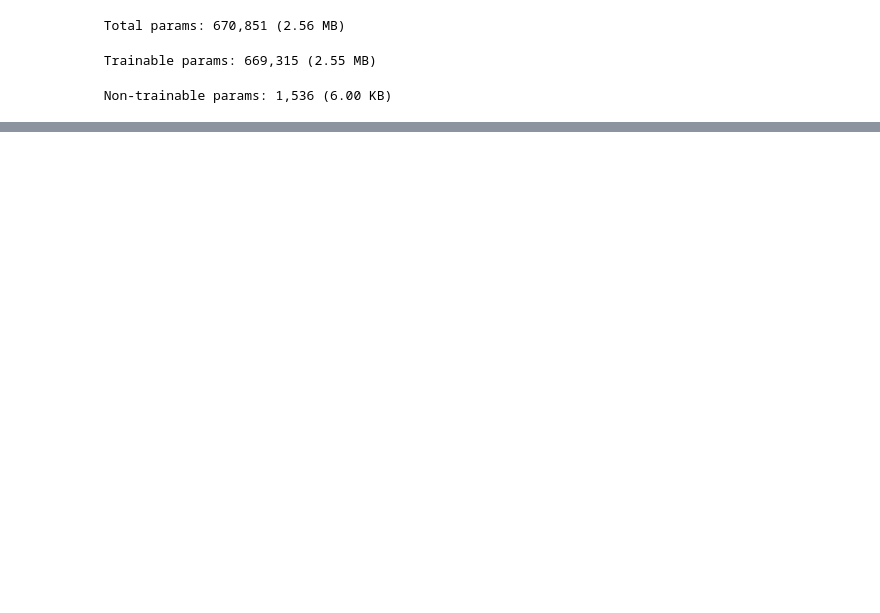
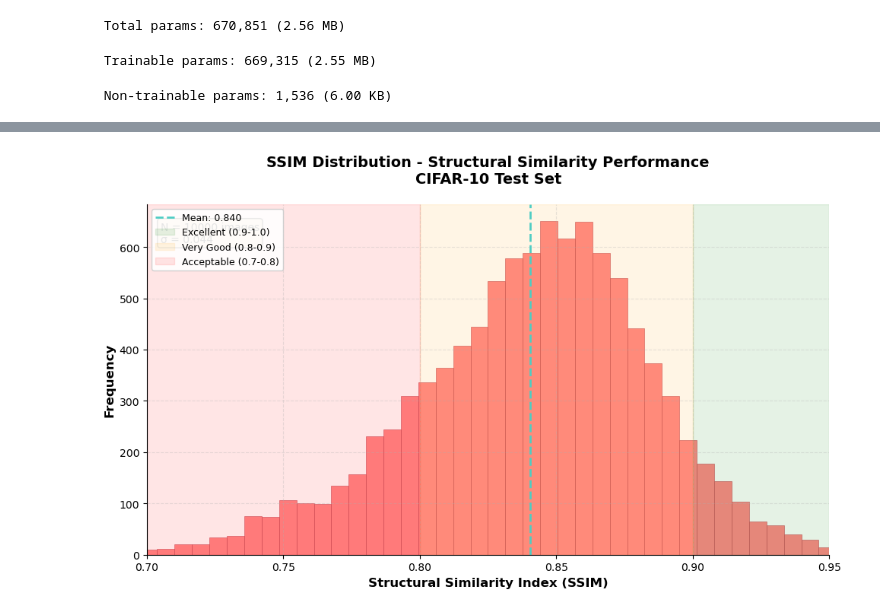
Before and after one commit to abeselom-tesfay/Image-Denoising-Autoencoder, a Jupyter notebook: Image-Denoising-Autoencoder.ipynb, the cells around one changed output, grey strips where cells are left out. Cells and saved outputs as stored; diff of their text form; code cells hidden in the pictures; blank space fills up the shorter version.

```diff
--- a/Image-Denoising-Autoencoder.ipynb
+++ b/Image-Denoising-Autoencoder.ipynb
@@ -206,3 +249,46 @@ plt.show()
+# %%
+plt.figure(figsize=(10, 6))
+plt.hist(ssim_values, bins=50, color='#FF6B6B', edgecolor='#C44D58', linewidth=0.5, alpha=0.8)
+
+# Add vertical line for mean
+mean_ssim = np.mean(ssim_values)
+plt.axvline(mean_ssim, color='#4ECDC4', linestyle='--', linewidth=2,
+            label=f'Mean: {mean_ssim:.3f}')
+
+# Professional styling
+plt.title('SSIM Distribution - Structural Similarity Performance\nCIFAR-10 Test Set',
+          fontsize=14, fontweight='bold', pad=20)
+plt.xlabel('Structural Similarity Index (SSIM)', fontsize=12, fontweight='bold')
+plt.ylabel('Frequency', fontsize=12, fontweight='bold')
+
+# Set x-axis limits for better focus (SSIM is 0-1)
+plt.xlim(0.7, 0.95)
+
+# Add grid and improve ticks
+plt.grid(True, alpha=0.3, linestyle='--')
+plt.xticks(np.arange(0.7, 0.96, 0.05), fontsize=10)
+plt.yticks(fontsize=10)
+
+# Add some statistics in the plot
+plt.text(0.02, 0.95, f'N = {len(ssim_values)} images\nσ = {np.std(ssim_values):.3f}',
+         transform=plt.gca().transAxes, fontsize=10, verticalalignment='top',
+         bbox=dict(boxstyle='round', facecolor='wheat', alpha=0.8))
+
+# Add SSIM quality reference lines
+plt.axvspan(0.9, 0.95, alpha=0.1, color='green', label='Excellent (0.9-1.0)')
+plt.axvspan(0.8, 0.9, alpha=0.1, color='orange', label='Very Good (0.8-0.9)')
+plt.axvspan(0.7, 0.8, alpha=0.1, color='red', label='Acceptable (0.7-0.8)')
+
+# Legend and layout
+plt.legend(fontsize=9, framealpha=0.9, loc='upper left')
+plt.tight_layout()
+
+# Remove spines for cleaner look
+sns.despine()
+
+plt.show()
+# %% [output]
+[figure, added]
 # %%
 # Visualize Results
 # %%
```
Also changed, not shown: parts of 7 cells of this notebook.
